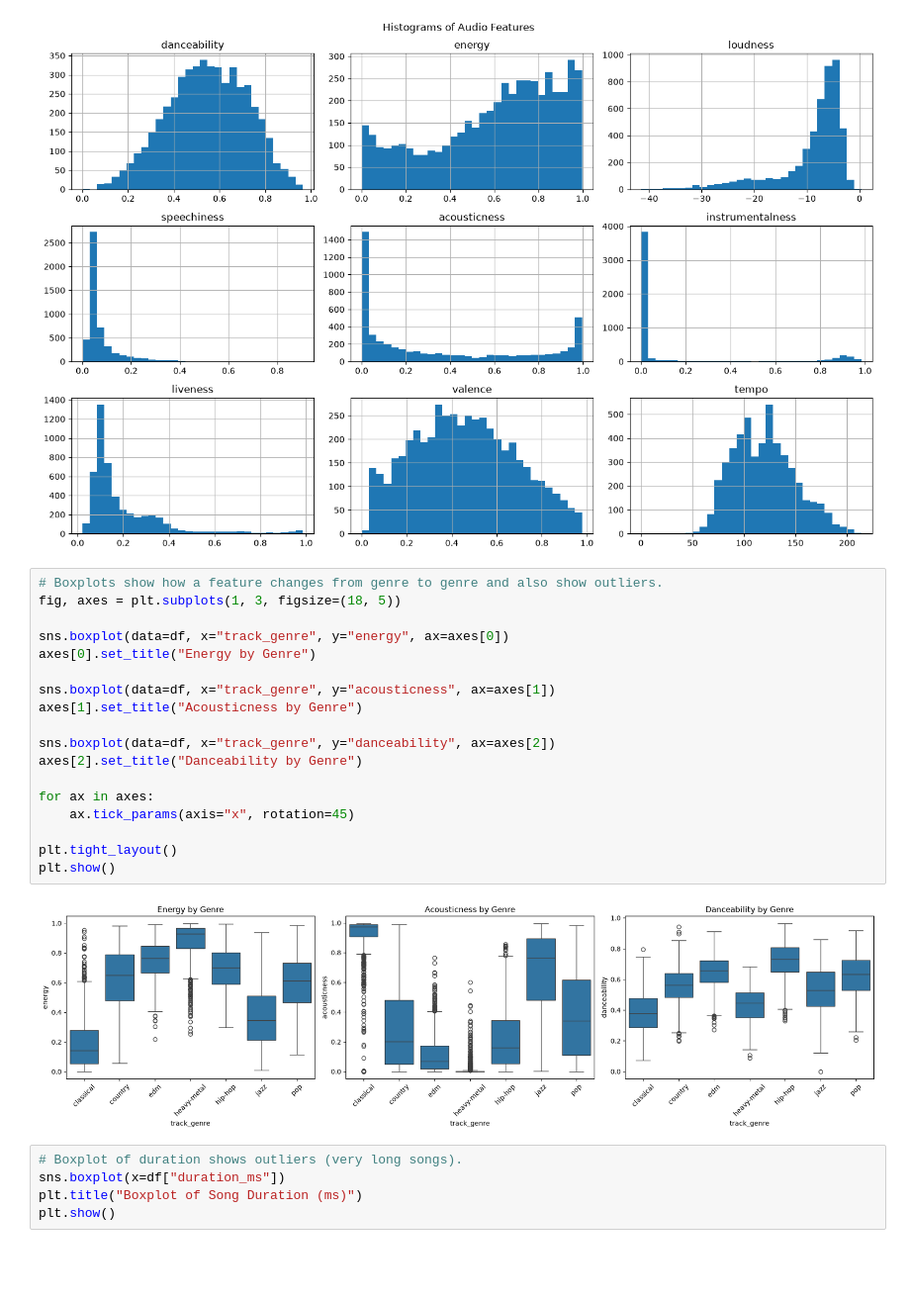
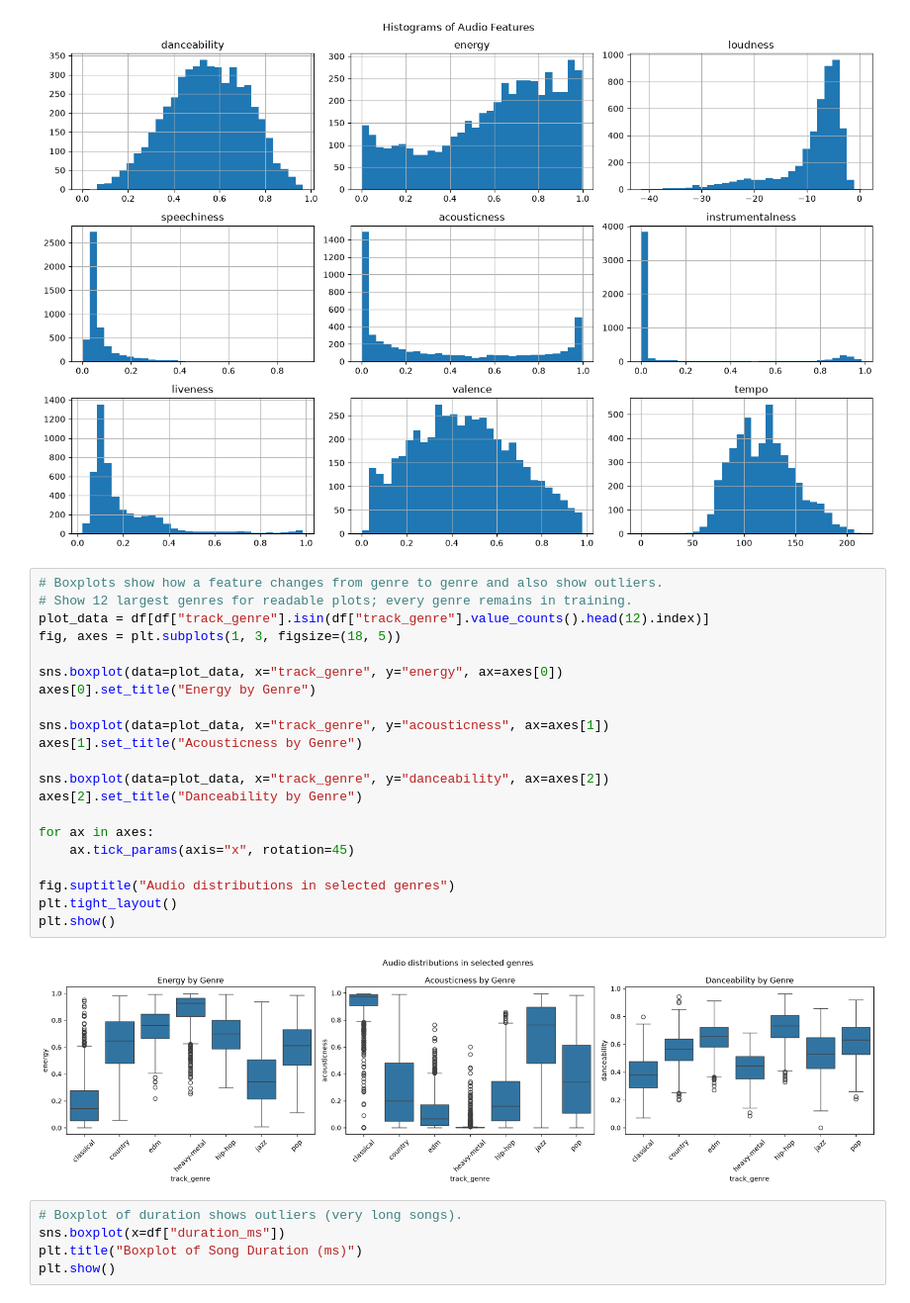
Before and after one commit to ashish-um/music-recommender-knn, a Jupyter notebook: Music_Recommendation_KNN.ipynb, the cells around one changed output. Shown at 99% size. Saved outputs shown, nothing was run; the diff lists cells and outputs as text; blank space fills up the shorter version.

```diff
--- a/Music_Recommendation_KNN.ipynb
+++ b/Music_Recommendation_KNN.ipynb
@@ -253,24 +264,27 @@ plt.show()
 [figure]
 # %%
 # Boxplots show how a feature changes from genre to genre and also show outliers.
+# Show 12 largest genres for readable plots; every genre remains in training.
+plot_data = df[df["track_genre"].isin(df["track_genre"].value_counts().head(12).index)]
 fig, axes = plt.subplots(1, 3, figsize=(18, 5))
 
-sns.boxplot(data=df, x="track_genre", y="energy", ax=axes[0])
+sns.boxplot(data=plot_data, x="track_genre", y="energy", ax=axes[0])
 axes[0].set_title("Energy by Genre")
 
-sns.boxplot(data=df, x="track_genre", y="acousticness", ax=axes[1])
+sns.boxplot(data=plot_data, x="track_genre", y="acousticness", ax=axes[1])
 axes[1].set_title("Acousticness by Genre")
 
-sns.boxplot(data=df, x="track_genre", y="danceability", ax=axes[2])
+sns.boxplot(data=plot_data, x="track_genre", y="danceability", ax=axes[2])
 axes[2].set_title("Danceability by Genre")
 
 for ax in axes:
     ax.tick_params(axis="x", rotation=45)
 
+fig.suptitle("Audio distributions in selected genres")
 plt.tight_layout()
 plt.show()
 # %% [output]
-[figure, old version]
+[figure, new version]
 # %%
 # Boxplot of duration shows outliers (very long songs).
 sns.boxplot(x=df["duration_ms"])
```
Also changed, not shown: parts of 38 cells of this notebook, 29 other files.
